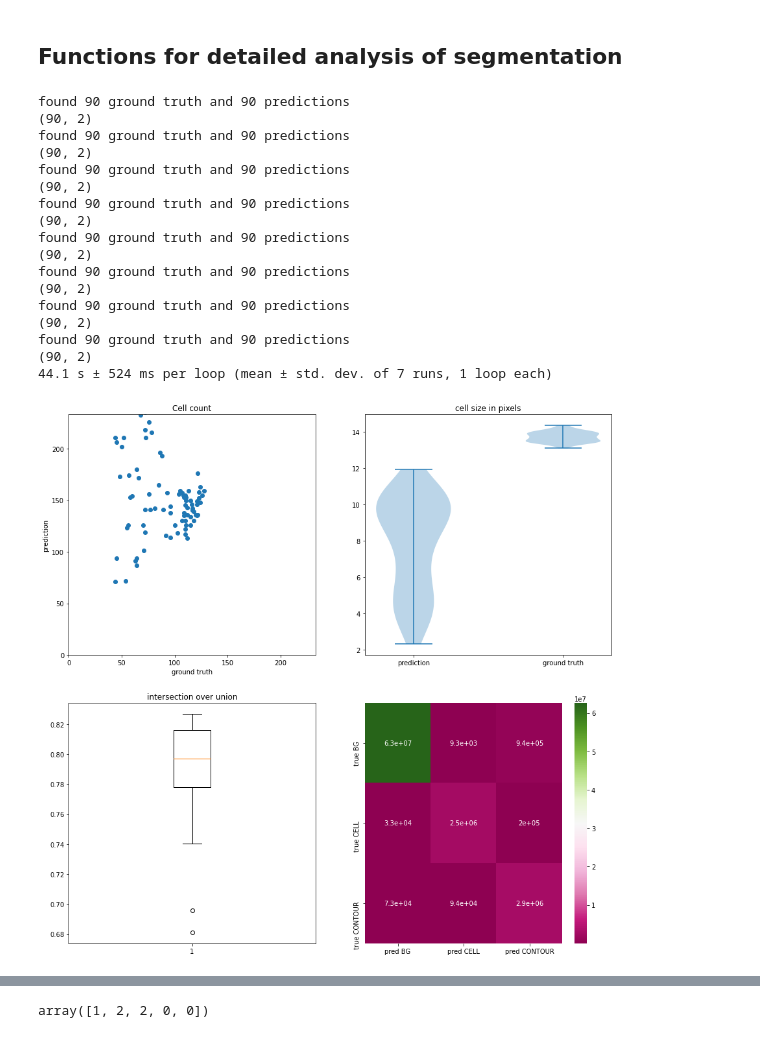
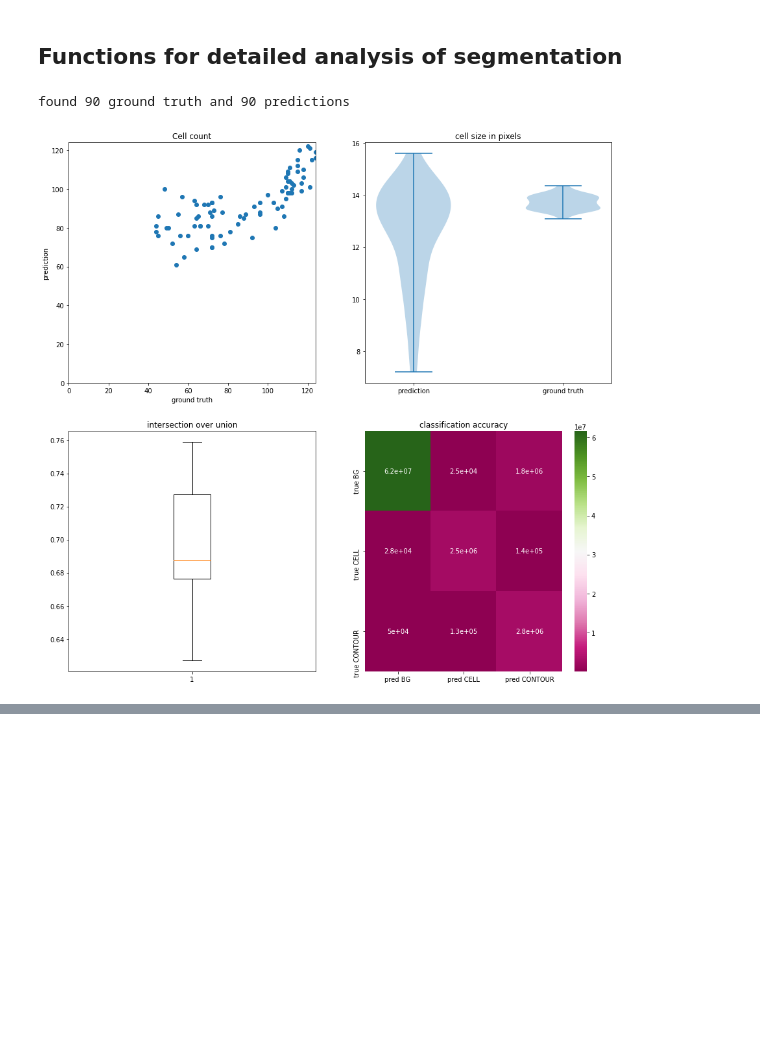
Before and after one commit to aarpon/qu, a Jupyter notebook: notebooks/MJR_Experiment_tracking.ipynb, the cells around one changed output, grey strips where cells are left out. Drawn from its saved outputs; the diff is of its cells as text; code cells hidden in the pictures; blank space fills up the shorter version.

```diff
--- a/notebooks/MJR_Experiment_tracking.ipynb
+++ b/notebooks/MJR_Experiment_tracking.ipynb
@@ -143,9 +143,8 @@ import seaborn as sns
 def check_segmentation_predictions(gt_fold_path, pred_fold_path, verbose=False) ->dict:
     """Evaluates segmentation quality in batch of images.
     All errors are expressed as prediction - ground truth
-
     @param: gt_fold_path - path to ground truth folder
-    @param: pred_fold_path - path to predictions
+    @param: pred_fold_path - path to prediction folder
     @param: verbose - Bool or int between 0 and 2
     @ returns None"""
     missing_files = []
@@ -236,7 +235,7 @@ def check_segmentation_predictions(gt_fold_path, pred_fold_path, verbose=False)
                     annot=True,
                     xticklabels=["pred BG", "pred CELL", "pred CONTOUR"],
                     yticklabels=["true BG", "true CELL", "true CONTOUR"])
-        axs[1,0].set_title("classification accuracy")
+        axs[1,1].set_title("classification accuracy")
 
     segmentation_errors={"cell_count": cell_count,
                          "cell_size": cell_size,
@@ -246,28 +245,12 @@ def check_segmentation_predictions(gt_fold_path, pred_fold_path, verbose=False)
 
     return segmentation_errors
 # %%
-# running assessment
+# running assessment on UNET predictions
 
 gt_fold_path = "/home/matt/.qu/data/demo_segmentation/masks"
 
-pred_fold_path = "/home/matt/.qu/data/demo_segmentation/preds"
-%timeit check_segmentation_predictions(gt_fold_path, pred_fold_path, 1)
+pred_fold_path = "/home/matt/.qu/data/demo_segmentation/UNET_preds"
+_= check_segmentation_predictions(gt_fold_path, pred_fold_path, 1)
 # %% [output]
 found 90 ground truth and 90 predictions
-(90, 2)
-found 90 ground truth and 90 predictions
-(90, 2)
-found 90 ground truth and 90 predictions
-(90, 2)
-found 90 ground truth and 90 predictions
-(90, 2)
-found 90 ground truth and 90 predictions
-(90, 2)
-found 90 ground truth and 90 predictions
-(90, 2)
-found 90 ground truth and 90 predictions
-(90, 2)
-found 90 ground truth and 90 predictions
-(90, 2)
-44.1 s ± 524 ms per loop (mean ± std. dev. of 7 runs, 1 loop each)
-[figure, old version]
+[figure, new version]
@@ -281,8 +256,0 @@ found 90 ground truth and 90 predictions
-# %%
-a= np.array([0,1,2,0,0])
-b = np.array([1,1,0,0,0])
-
-
-a+b
-# %% [output]
-array([1, 2, 2, 0, 0])
```
Also changed, not shown: parts of 2 cells of this notebook, 5 other files.
